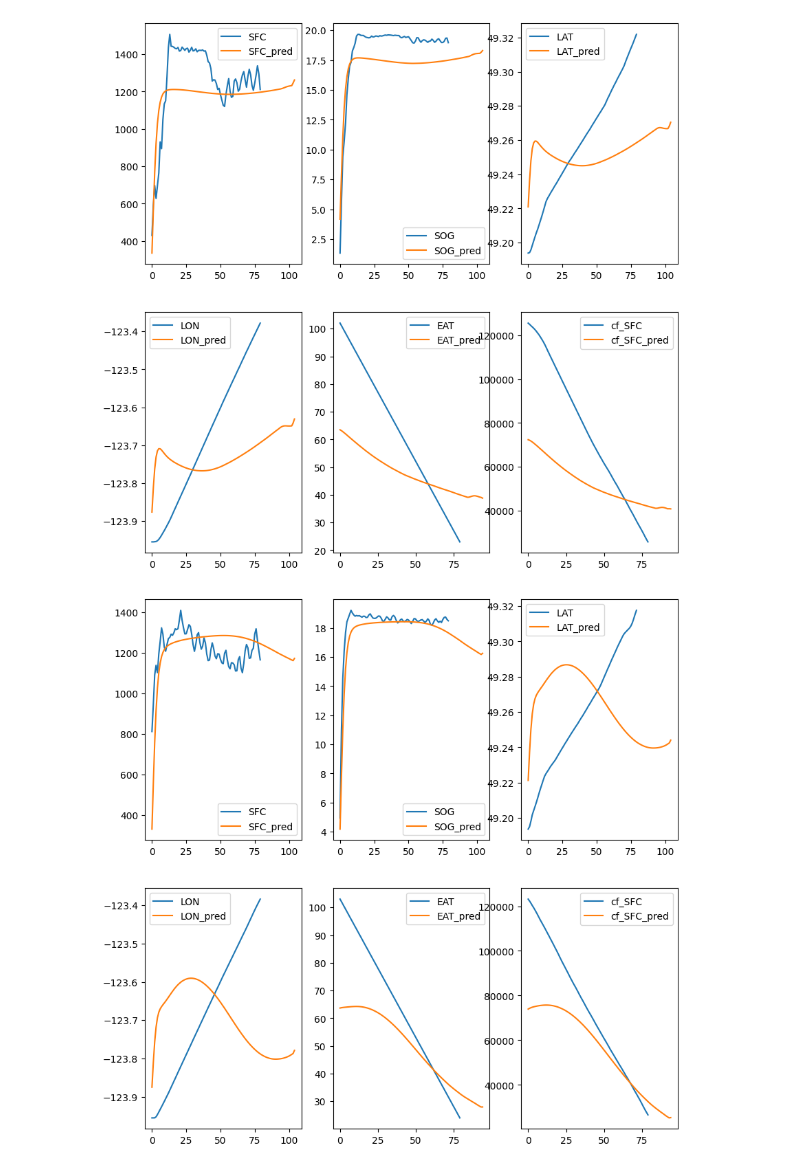
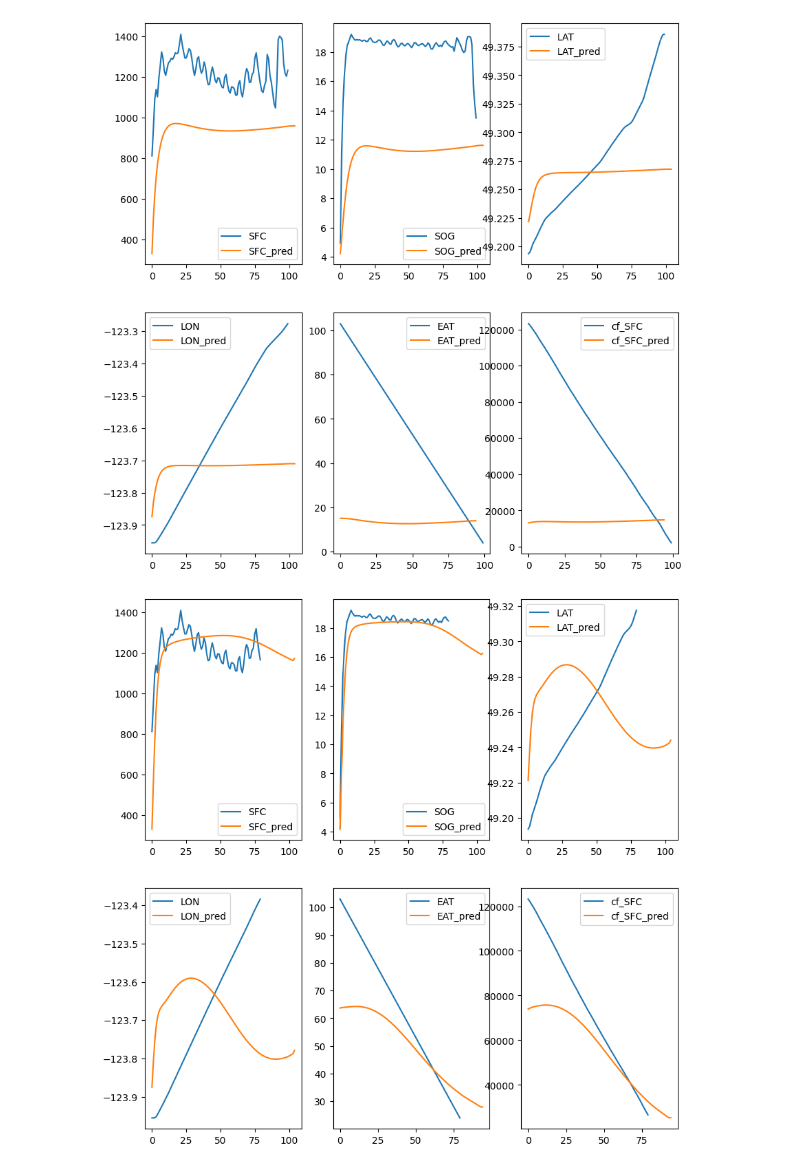
Before and after one commit to pagand/ORL_optimizer, a Jupyter notebook: VesselSimulator/simulator_lstm.ipynb, the cells around one changed output. Saved outputs shown, nothing was run; the diff lists cells and outputs as text; code cells hidden in the pictures.

```diff
--- a/VesselSimulator/simulator_lstm.ipynb
+++ b/VesselSimulator/simulator_lstm.ipynb
@@ -19,6 +19,6 @@ with open(scaler_path, 'rb') as f:
         content = pickle.load(f)
         scaler = content['scaler']
 print(env.reset())
-state, reward, done, info = env.step()
-print(env.step([0.5, 0.5, 0])) # SPEED, HEADING, MODE
+state, reward, done, info = env.step([0.5, 0.5, 0])
+print(f'The reward is {reward}')
 # %% [output]
@@ -40,13 +35,13 @@ with open(test_path, 'rb') as f:
 
 
 # Select each trip, then go over each time step, and apply the step
-X1_test_state_pred = np.zeros((5, 130, 24)) # 22 states + 1 done flag + 1 reward
-X1_test_target_pred = np.zeros((5, 130, 6)) # SFC, SOG, LAT, LON, 'EAT', 'cf_SFC'
+X1_test_state_pred = np.zeros((5, 110, 24)) # 22 states + 1 done flag + 1 reward
+X1_test_target_pred = np.zeros((5, 110, 6)) # SFC, SOG, LAT, LON, 'EAT', 'cf_SFC'
 for i in range(len(X1_test_state)):
     current_trip = X1_test_state[i]
     env.reset(current_trip[0][:22]) # without the done flag
     for j in range(len(current_trip)):
-        state, reward, done, info = env.step(current_trip[j][:3]) # SPEED, HEADING, MODE
+        state, reward, done, info = env.step(0,current_trip[j][:22]) # give the measurements
         X1_test_state_pred[i][j] = np.concatenate([[info['state_org'][k] for k in info['state_org'].keys()], [done], [reward]])
         X1_test_target_pred[i][j] = np.array([info['output_org']['SFC'], info['output_org']['SOG'], info['output_org']['LAT'], info['output_org']['LON'], info['output_org']['EAT'], info['output_org']['cf_SFC']])
         if done:
@@ -65,41 +60,41 @@ X1_test_org = X1_test_org.reshape(X1_test.shape[0], X1_test.shape[1], X1_test.sh
 
 
 
-X1_test_org = X1_test_org[:, :-25, :]
-X1_test_target_pred = X1_test_target_pred[:, :-25, :]
-X1_test_state_pred = X1_test_state_pred[:, :-25, :]
+X1_test_org = X1_test_org[:, :-5, :]
+X1_test_target_pred = X1_test_target_pred[:, :-5, :]
+X1_test_state_pred = X1_test_state_pred[:, :-5, :]
 # %%
 # select a trip
-id = 3
+id = 1
 plt.figure(figsize=(10, 10))
 # compare ouput values
 ax = plt.subplot(2, 3, 1)
 ax.plot(X1_test_org[id, :, 22], label='SFC')
 ax.plot(X1_test_target_pred[id, :, 0], label='SFC_pred')
 ax.legend()
 ax = plt.subplot(2, 3, 2)
 ax.plot(X1_test_org[id, :, 23], label='SOG')
 ax.plot(X1_test_target_pred[id, :, 1], label='SOG_pred')
 ax.legend()
 ax = plt.subplot(2, 3, 3)
 ax.plot(X1_test_org[id, :, 24], label='LAT')
 ax.plot(X1_test_target_pred[id, :, 2], label='LAT_pred')
 ax.legend()
 ax = plt.subplot(2, 3, 4)
 ax.plot(X1_test_org[id, :, 25], label='LON')
 ax.plot(X1_test_target_pred[id, :, 3], label='LON_pred')
 ax.legend()
 ax = plt.subplot(2, 3, 5)
 ax.plot(X1_test_org[id, :, 26], label='EAT')
 ax.plot(X1_test_target_pred[id, 10:, 4], label='EAT_pred')
 ax.legend()
 ax = plt.subplot(2, 3, 6)
 ax.plot(X1_test_org[id, :, 27], label='cf_SFC')
 ax.plot(X1_test_target_pred[id, 10:, 5], label='cf_SFC_pred')
 ax.legend()
 plt.show()
 # %% [output]
-[figure, old version]
+[figure, new version]
 # %%
 # select a trip
 id = 1
```
Also changed, not shown: parts of 1 cell of this notebook, 1 other file.
